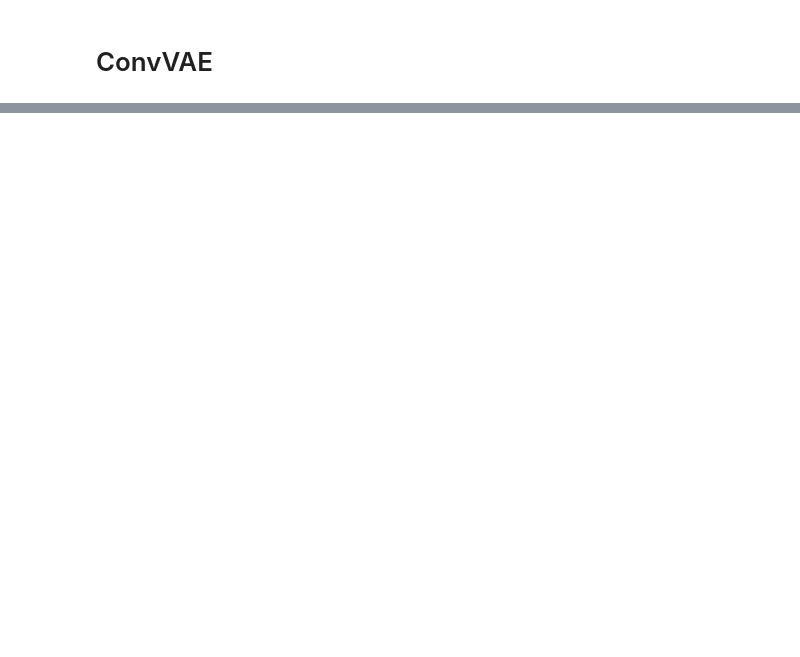
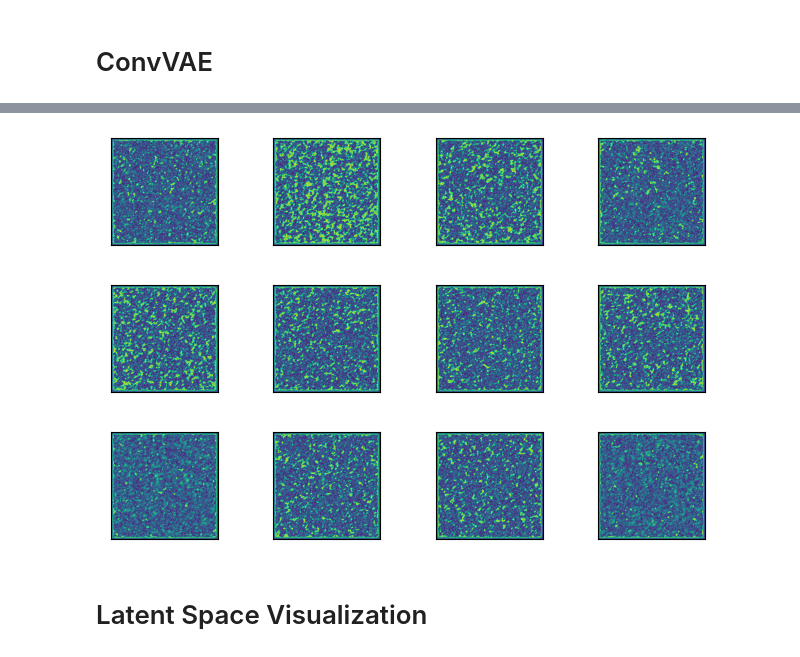
Before and after one commit to AstroMusers/AI-Boosted-Coronagraphy, a Jupyter notebook: notebooks/ConvAE.ipynb, the cells around one changed output, grey strips where cells are left out. Saved outputs shown, nothing was run; the diff lists cells and outputs as text; code cells hidden in the pictures; blank space fills up the shorter version.

```diff
--- a/notebooks/ConvAE.ipynb
+++ b/notebooks/ConvAE.ipynb
@@ -217,0 +271,6 @@ visualize_resultsVAE(model=vae_model,data_loader=loader,data='fmnist')
+# %%
+generate_random_imgs_conv(model3,12)
+# %% [output]
+[figure, added]
+# %% [markdown]
+# Latent Space Visualization
```
Also changed, not shown: parts of 28 cells of this notebook, 9 other files.
